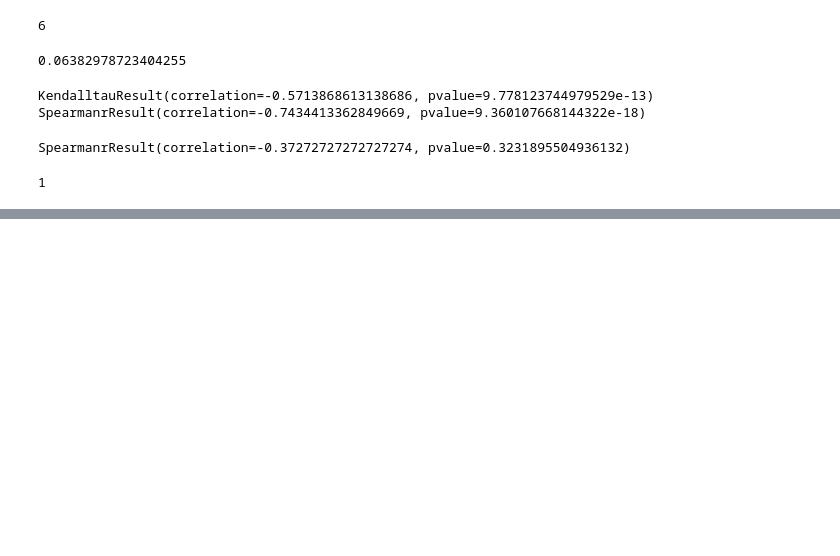
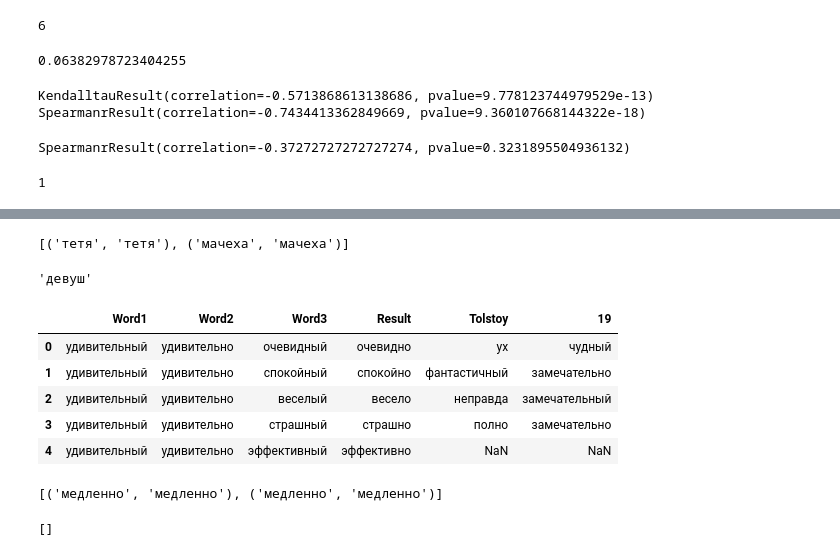
Before and after one commit to dkbrz/Tolstoy_Word_Usage, a Jupyter notebook: Tolstoy Word Usage.ipynb, the cells around one changed output, grey strips where cells are left out. Cells and saved outputs as stored; diff of their text form; code cells hidden in the pictures; blank space fills up the shorter version.

```diff
--- a/Tolstoy Word Usage.ipynb
+++ b/Tolstoy Word Usage.ipynb
@@ -469,0 +472,8 @@ KendalltauResult(correlation=nan, pvalue=nan)
+# %%
+def proportion(words,model):
+    #print (words)
+    try:
+        result = model.wv.most_similar(positive=[words[0], words[1]], negative=[words[2]])[0][0]
+        return result
+    except:
+        return nan
@@ -469,0 +494,36 @@ KendalltauResult(correlation=nan, pvalue=nan)
+# %%
+[i for i in zip(family['19'], family['Result']) if i[0]==i[1]]
+# %% [output]
+[('тетя', 'тетя'), ('мачеха', 'мачеха')]
+# %%
+family['Tolstoy'][4]
+# %% [output]
+'девуш'
+# %%
+adj_adv = pd.read_csv('./data/ru_analogy_adj-adv.txt', sep=' ', header=None)
+adj_adv.columns = ['Word1','Word2','Word3','Result']
+# %%
+a = list(adj_adv['Word1'])
+b = list(adj_adv['Word2'])
+c = list(adj_adv['Word3'])
+adj_adv_words = list(zip(a,b,c))
+# %%
+adj_adv['Tolstoy'] = [proportion(words, model_tolstoy_cbow) for words in adj_adv_words]
+adj_adv['19'] = [proportion(words, model_nkrya_cbow) for words in adj_adv_words]
+# %%
+adj_adv.head()
+# %% [output]
+|  | Word1 | Word2 | Word3 | Result | Tolstoy | 19 |
+| 0 | удивительный | удивительно | очевидный | очевидно | ух | чудный |
+| 1 | удивительный | удивительно | спокойный | спокойно | фантастичный | замечательно |
+| 2 | удивительный | удивительно | веселый | весело | неправда | замечательный |
+| 3 | удивительный | удивительно | страшный | страшно | полно | замечательно |
+| 4 | удивительный | удивительно | эффективный | эффективно | NaN | NaN |
+# %%
+[i for i in zip(adj_adv['Tolstoy'], adj_adv['Result']) if i[0]==i[1]]
+# %% [output]
+[('медленно', 'медленно'), ('медленно', 'медленно')]
+# %%
+[i for i in zip(adj_adv['19'], adj_adv['Result']) if i[0]==i[1]]
+# %% [output]
+[]
```
Also changed, not shown: parts of 45 cells of this notebook, 1 other file.
